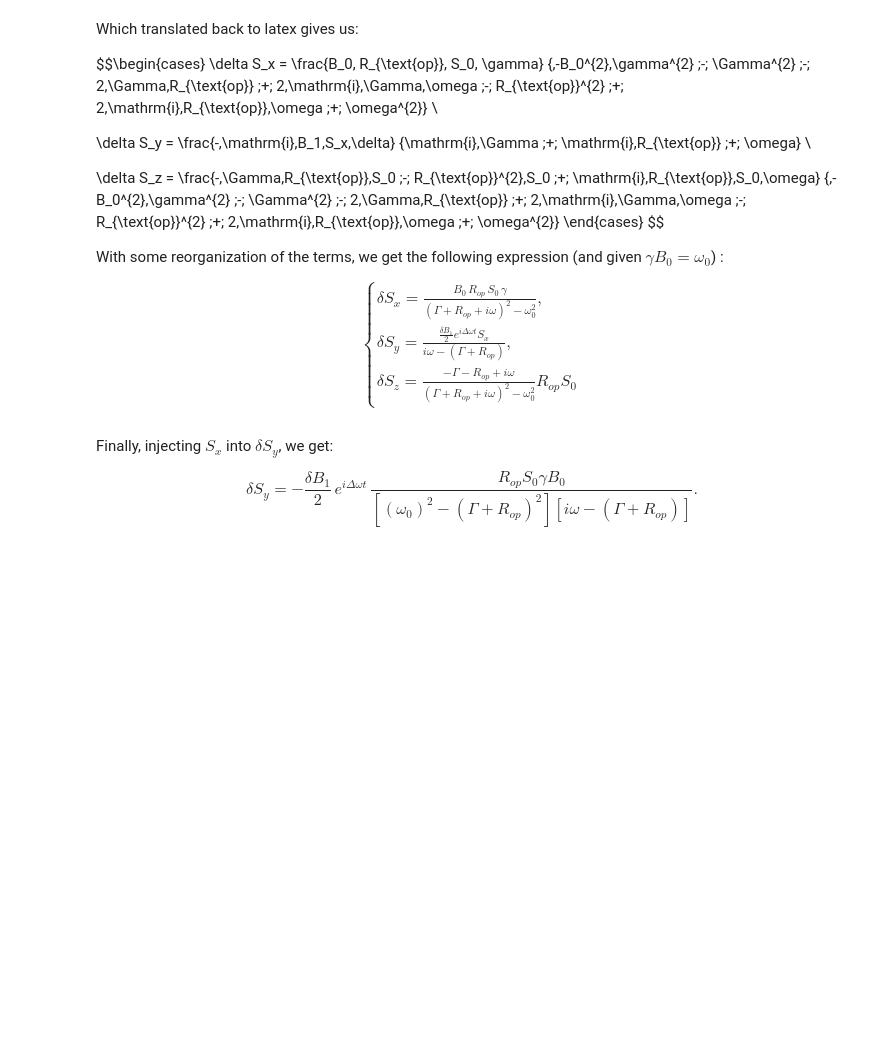
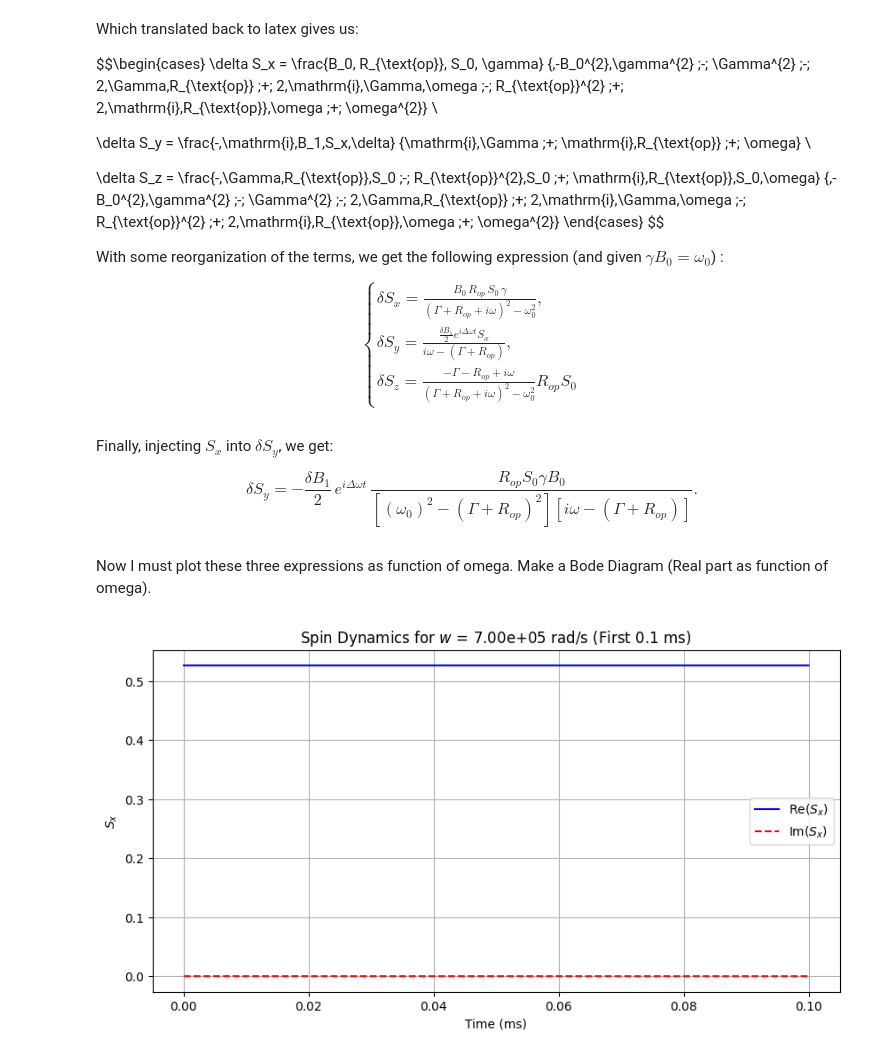
Before and after one commit to GuillaumeCLEMENT314/FHNW-, a Jupyter notebook: Bloch_symoblic_resolution.ipynb, the cells around one changed output. Drawn from its saved outputs; the diff is of its cells as text; code cells hidden in the pictures; blank space fills up the shorter version.

```diff
--- a/Bloch_symoblic_resolution.ipynb
+++ b/Bloch_symoblic_resolution.ipynb
@@ -144,6 +144,8 @@ Finally, injecting $S_x$ into $\delta S_y$, we get:
 $$
 \delta S_y = -\frac{\delta B_1}{2}\, e^{i \Delta \omega t}\, \frac{R_{op} S_0 \gamma B_0}{\left[(\omega_0)^2 - (\Gamma + R_{op})^2\right] \left[i\omega - (\Gamma + R_{op})\right]}.
 $$
+# %% [markdown]
+Now I must plot these three expressions as function of omega. Make a Bode Diagram (Real part as function of omega).
 # %%
 import numpy as np
 import matplotlib.pyplot as plt
@@ -159,40 +161,38 @@ S0 = 1
 # RF freq
 w = np.linspace(gamma * B0 - 1000, gamma * B0 + 1000, 1000)
 
-# Time settings
-t_span = [0, 1e-3]  # Full range (1 ms)
-sampling_rate = int(1e5)  # Adjusted sampling rate
-t_eval = np.linspace(t_span[0], t_span[1], sampling_rate)
 
 # Compute Sx for ONE frequency at a time
 denominator = (gamma * B0) ** 2 - (Gamma + R_op) ** 2
 Sx_real = []
 Sx_imag = []
 
 index = 500  # Pick a specific frequency index to analyze
 
 for t in t_eval:
     Sx_t = (R_op * S0 * gamma * B0 / denominator) * np.exp(1j * (gamma*B0 - w[index]) * t)
     Sx_real.append(Sx_t.real)
     Sx_imag.append(Sx_t.imag)
 
 # Convert lists to NumPy arrays
 Sx_real = np.array(Sx_real)
 Sx_imag = np.array(Sx_imag)
 
 # **Limit to the first 0.1 ms**
 t_limit = 0.1e-3  # 0.1 ms
 mask = t_eval <= t_limit  # Mask to select only the first 0.1 ms
 
 # Plot results
 plt.figure(figsize=(10, 5))
 plt.plot(t_eval[mask] * 1e3, Sx_real[mask], label=r"Re$(S_x)$", color="b")  # Convert time to ms
 plt.plot(t_eval[mask] * 1e3, Sx_imag[mask], label=r"Im$(S_x)$", color="r", linestyle="dashed")
 
 # Labels and legend
 plt.xlabel("Time (ms)")
 plt.ylabel(r"$S_x$")
 plt.title(f"Spin Dynamics for $w$ = {w[index]:.2e} rad/s (First 0.1 ms)")
 plt.legend()
 plt.grid()
 plt.show()
+# %% [output]
+[figure, added]
```
Also changed, not shown: parts of 2 cells of this notebook, 2 other files.
